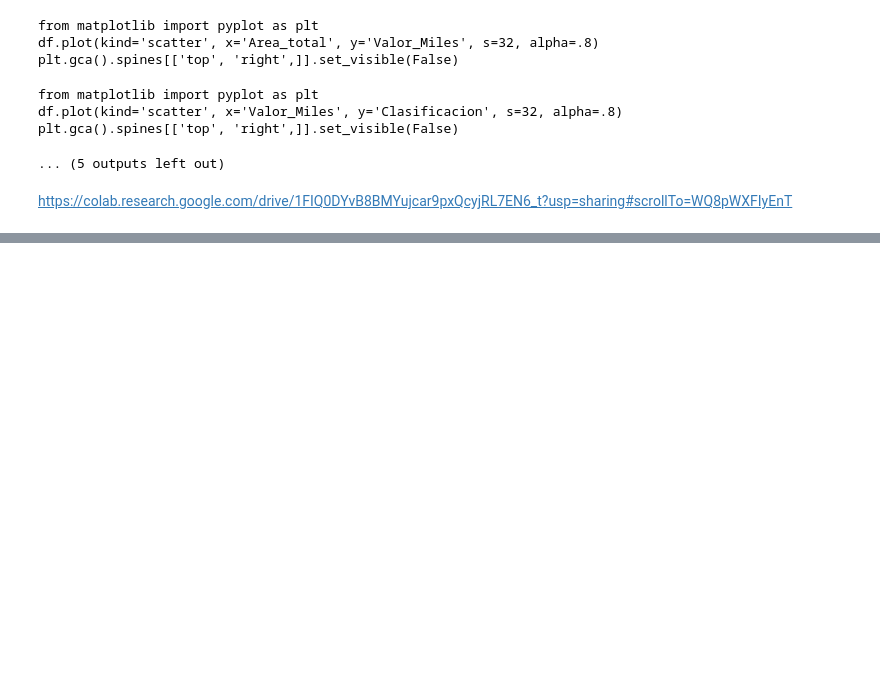
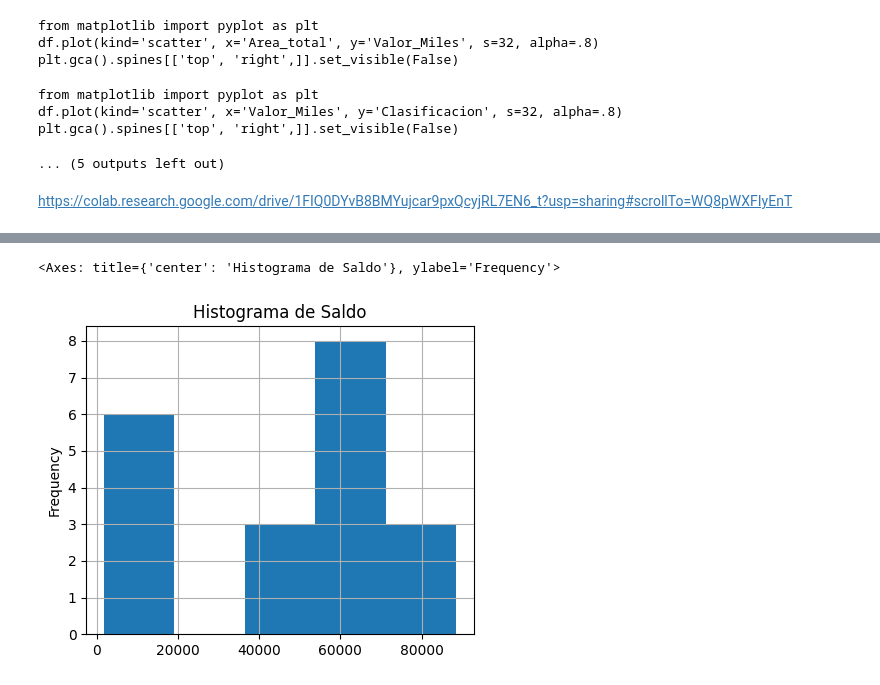
Before and after one commit to osanchez694/Curso-Inteligencia-Artificial, a Jupyter notebook: EDA_Apuntes_de_Clase.ipynb, the cells around one changed output, grey strips where cells are left out. Drawn from its saved outputs; the diff is of its cells as text; code cells hidden in the pictures; blank space fills up the shorter version.

```diff
--- a/EDA_Apuntes_de_Clase.ipynb
+++ b/EDA_Apuntes_de_Clase.ipynb
@@ -139,0 +332,10 @@ df.head()
+# %%
+# prompt: porfavor creame una lista de 20 nombres colombianos en un arreglo de numpy que se llama nombre
+
+import numpy as np
+
+nombres = np.array([
+    'Sofia', 'Santiago', 'Valentina', 'Mateo', 'Camila', 'Samuel',
+    'Laura', 'Daniel', 'Isabella', 'Sebastián', 'Salomé', 'Alejandro',
+    'Manuela', 'Juan', 'Luciana', 'David', 'Emma', 'Nicolas', 'Gabriela', 'Miguel'
+])
@@ -139,0 +353,11 @@ df.head()
+# %%
+import pandas as pd
+data = {
+    "nombre" : nombres,
+    "saldo" : saldo,
+     "antiguedad" : antiguedad,
+     "latitud" : latitud,
+     "longitud" : longitud
+}
+
+df
@@ -139,0 +487,5 @@ df.head()
+# %%
+df.saldo.plot(kind="hist",bins=5,title="Histograma de Saldo", figsize=(5,4),grid=True)
+# %% [output]
+<Axes: title={'center': 'Histograma de Saldo'}, ylabel='Frequency'>
+[figure, added]
```
Also changed, not shown: parts of 39 cells of this notebook.
